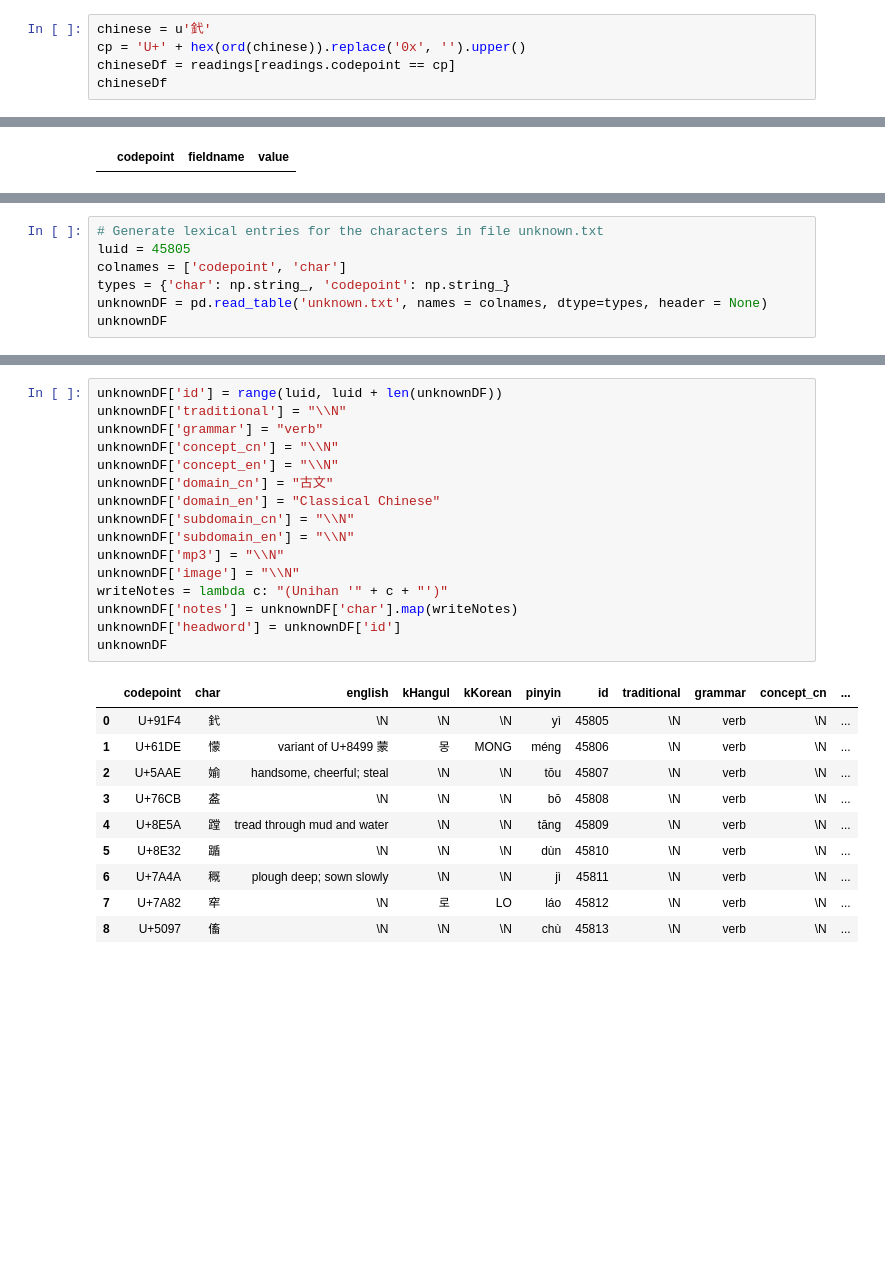
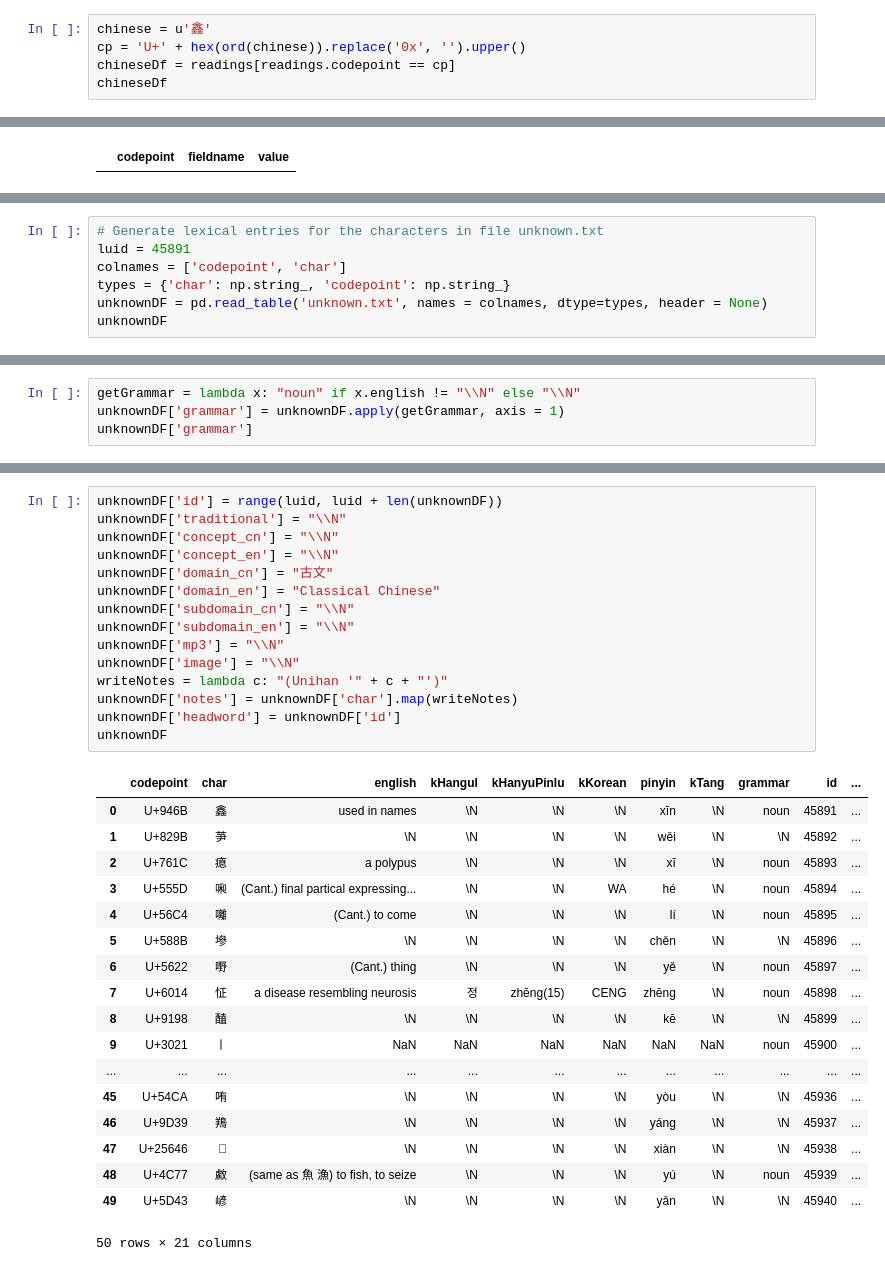
Before and after one commit to alexamies/chinesenotes.com, a Jupyter notebook: python/unihan.ipynb, the cells around one changed output, grey strips where cells are left out. Drawn from its saved outputs; the diff is of its cells as text; blank space fills up the shorter version.

```diff
--- a/python/unihan.ipynb
+++ b/python/unihan.ipynb
@@ -32,7 +32,7 @@ readings.tail()
 | 187559 | U+2F9D4 | kCantonese | gun3 gwun3 |
 | 187560 | # EOF | NaN | NaN |
 # %%
-chinese = u'釴'
+chinese = u'鑫'
 cp = 'U+' + hex(ord(chinese)).replace('0x', '').upper()
 chineseDf = readings[readings.codepoint == cp]
 chineseDf
@@ -96,6 +100,6 @@ yì
 # %%
 # Generate lexical entries for the characters in file unknown.txt
-luid = 45805
+luid = 45891
 colnames = ['codepoint', 'char']
 types = {'char': np.string_, 'codepoint': np.string_}
 unknownDF = pd.read_table('unknown.txt', names = colnames, dtype=types, header = None)
@@ -186,0 +220,4 @@ unknownDF
+# %%
+getGrammar = lambda x: "noun" if x.english != "\\N" else "\\N"
+unknownDF['grammar'] = unknownDF.apply(getGrammar, axis = 1)
+unknownDF['grammar']
@@ -187,30 +242,37 @@ unknownDF
 # %%
 unknownDF['id'] = range(luid, luid + len(unknownDF))
 unknownDF['traditional'] = "\\N"
-unknownDF['grammar'] = "verb"
 unknownDF['concept_cn'] = "\\N"
 unknownDF['concept_en'] = "\\N"
 unknownDF['domain_cn'] = "古文"
 unknownDF['domain_en'] = "Classical Chinese"
 unknownDF['subdomain_cn'] = "\\N"
 unknownDF['subdomain_en'] = "\\N"
 unknownDF['mp3'] = "\\N"
 unknownDF['image'] = "\\N"
 writeNotes = lambda c: "(Unihan '" + c + "')"
 unknownDF['notes'] = unknownDF['char'].map(writeNotes)
 unknownDF['headword'] = unknownDF['id']
 unknownDF
 # %% [output]
-|  | codepoint | char | english | kHangul | kKorean | pinyin | id | traditional | grammar | concept_cn | ... |
-| 0 | U+91F4 | 釴 | \N | \N | \N | yì | 45805 | \N | verb | \N | ... |
-| 1 | U+61DE | 懞 | variant of U+8499 蒙 | 몽 | MONG | méng | 45806 | \N | verb | \N | ... |
-| 2 | U+5AAE | 媮 | handsome, cheerful; steal | \N | \N | tōu | 45807 | \N | verb | \N | ... |
-| 3 | U+76CB | 盋 | \N | \N | \N | bō | 45808 | \N | verb | \N | ... |
-| 4 | U+8E5A | 蹚 | tread through mud and water | \N | \N | tāng | 45809 | \N | verb | \N | ... |
-| 5 | U+8E32 | 踲 | \N | \N | \N | dùn | 45810 | \N | verb | \N | ... |
-| 6 | U+7A4A | 穊 | plough deep; sown slowly | \N | \N | jì | 45811 | \N | verb | \N | ... |
-| 7 | U+7A82 | 窂 | \N | 로 | LO | láo | 45812 | \N | verb | \N | ... |
-| 8 | U+5097 | 傗 | \N | \N | \N | chù | 45813 | \N | verb | \N | ... |
+|  | codepoint | char | english | kHangul | kHanyuPinlu | kKorean | pinyin | kTang | grammar | id | ... |
+| 0 | U+946B | 鑫 | used in names | \N | \N | \N | xīn | \N | noun | 45891 | ... |
+| 1 | U+829B | 芛 | \N | \N | \N | \N | wěi | \N | \N | 45892 | ... |
+| 2 | U+761C | 瘜 | a polypus | \N | \N | \N | xī | \N | noun | 45893 | ... |
+| 3 | U+555D | 啝 | (Cant.) final partical expressing... | \N | \N | WA | hé | \N | noun | 45894 | ... |
+| 4 | U+56C4 | 囄 | (Cant.) to come | \N | \N | \N | lí | \N | noun | 45895 | ... |
+| 5 | U+588B | 墋 | \N | \N | \N | \N | chěn | \N | \N | 45896 | ... |
+| 6 | U+5622 | 嘢 | (Cant.) thing | \N | \N | \N | yě | \N | noun | 45897 | ... |
+| 7 | U+6014 | 怔 | a disease resembling neurosis | 정 | zhēng(15) | CENG | zhēng | \N | noun | 45898 | ... |
+| 8 | U+9198 | 醘 | \N | \N | \N | \N | kē | \N | \N | 45899 | ... |
+| 9 | U+3021 | 〡 | NaN | NaN | NaN | NaN | NaN | NaN | noun | 45900 | ... |
+| ... | ... | ... | ... | ... | ... | ... | ... | ... | ... | ... | ... |
+| 45 | U+54CA | 哊 | \N | \N | \N | \N | yòu | \N | \N | 45936 | ... |
+| 46 | U+9D39 | 鴹 | \N | \N | \N | \N | yáng | \N | \N | 45937 | ... |
+| 47 | U+25646 | 𥙆 | \N | \N | \N | \N | xiàn | \N | \N | 45938 | ... |
+| 48 | U+4C77 | 䱷 | (same as 魚 漁) to fish, to seize | \N | \N | \N | yú | \N | noun | 45939 | ... |
+| 49 | U+5D43 | 嵃 | \N | \N | \N | \N | yǎn | \N | \N | 45940 | ... |
+50 rows × 21 columns
 # %%
 cols = ['id', 'char', 'traditional', 'pinyin', 'english', 'grammar', 'concept_cn', 'concept_en', 'domain_cn', 'domain_en', 'subdomain_cn', 'subdomain_en', 'mp3', 'image', 'notes', 'headword']
 unknownDF = unknownDF[cols]
```
Also changed, not shown: parts of 9 cells of this notebook, 2 other files.
